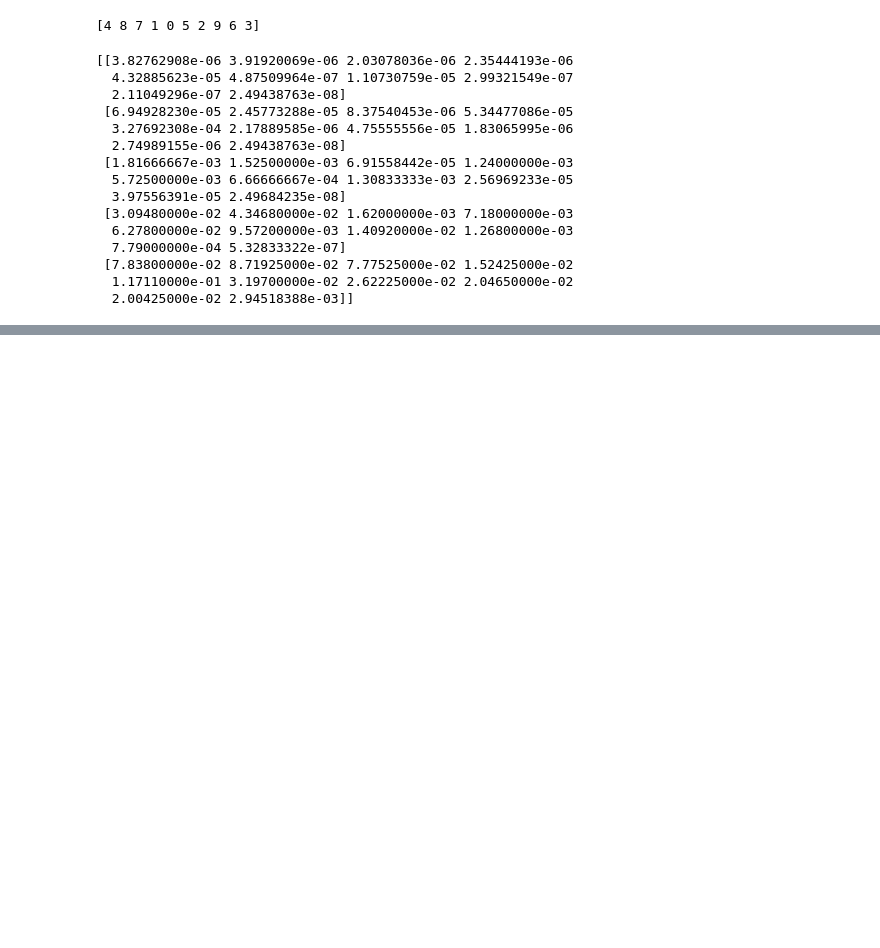
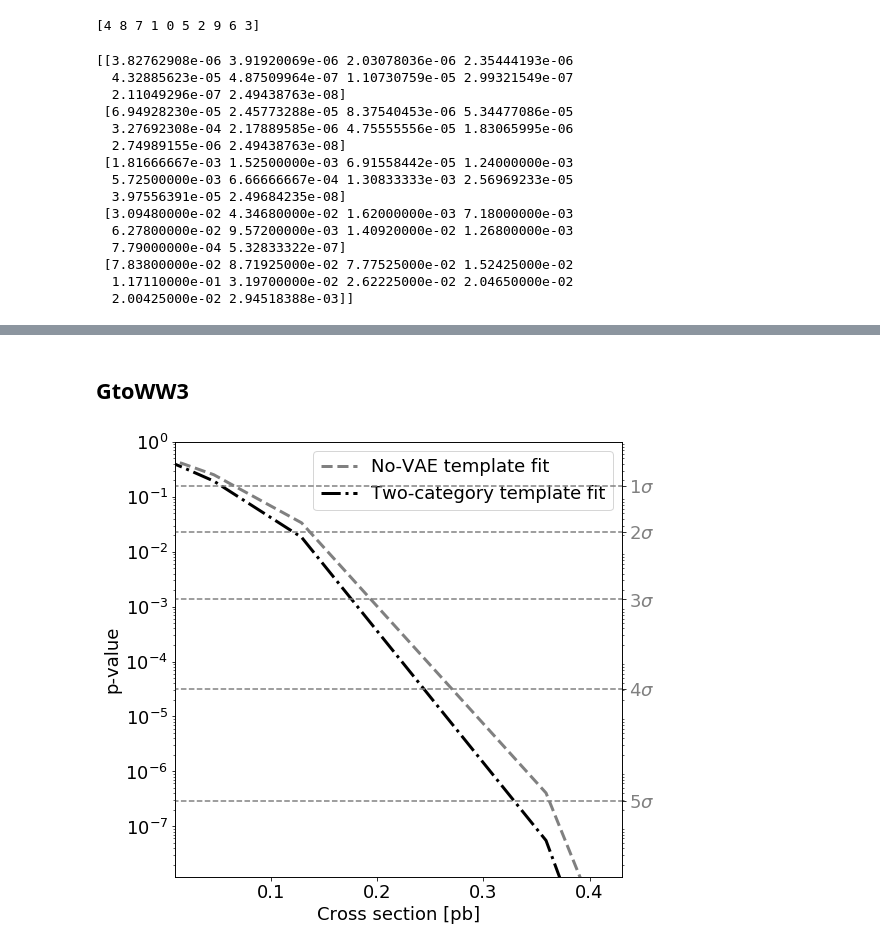
Before and after one commit to thaarres/JetAnomaly_CHEP19, a Jupyter notebook: jupyter/FinalPlots.ipynb, the cells around one changed output, grey strips where cells are left out. Drawn from its saved outputs; the diff is of its cells as text; code cells hidden in the pictures; blank space fills up the shorter version.

```diff
--- a/jupyter/FinalPlots.ipynb
+++ b/jupyter/FinalPlots.ipynb
@@ -156,0 +187,60 @@ ax2.tick_params(axis='y', labelcolor='grey')
+# %% [markdown]
+## GtoWW3
+# %%
+onecat = [0.5,
+0.5,
+0.497287982514,
+0.48858430943,
+0.465678026275,
+0.404912961703,
+0.252594686332,
+0.0335882326653,
+4.02997801979e-07,
+7.64768788081e-38]
+twocat = [0.493143667543,
+0.487929748801,
+0.476502675345,
+0.45766656519,
+0.42165880563,
+0.347129856747,
+0.193620125145,
+0.0183222997529,
+5.49072137128e-08,
+1.32604431653e-41]
+
+
+matplotlib.rcParams.update({'font.size': 18})
+fig, ax1 = plt.subplots(figsize=(8,8))
+#ax1.set_xscale('log')
+ax1.set_yscale('log')
+# ax1.fill_between(sort_xs, sort_pval_band[1, :], sort_pval_band[3, :], color='g', alpha = 0.2, lw=0)
+# core = ax1.plot(sort_xs, sort_pval_band[2, :], linewidth=2, color='k', label='GOF')
+# band1 = ax1.fill(np.NaN, np.NaN, 'g', alpha=0.5)
+# band2 = ax1.fill_between(sort_xs, sort_pval_band[0, :], sort_pval_band[4, :], color='y', alpha = 0.2, lw=0)
+#core2cat = ax1.plot(sort_xs, twocatfit, linewidth=2, linestyle='--', color='k', label='Two-category fit')
+coreonecat = ax1.plot(sort_xs, onecat, linewidth=3, linestyle='--', color='grey', label='No-VAE template fit')
+coretwocat = ax1.plot(sort_xs, twocat, linewidth=3, linestyle='-.', color='k', label='Two-category template fit')
+
+
+ax1.set_xlabel('Cross section [pb]')
+ax1.set_ylabel('p-value')
+ax1.set_ylim(1 - erf(5.7/np.sqrt(2)), 1)
+ax1.set_xlim(0.01, 0.43)
+#plt.grid()
+plt.legend(loc='best')
+
+ax2 = ax1.twinx()
+# ax2.set_xscale('log')
+ax2.set_yscale('log')
+ax2.set_ylim((ax1.get_ylim()))
+ax2.set_xlim((ax1.get_xlim()))
+all_p = []
+for i in range(1, 6):
+    p = rt.RooStats.SignificanceToPValue(i)
+    all_p.append(p)
+    ax2.plot([sort_xs[0], sort_xs[-1]], 2*[p], '--', color='grey')
+ax2.set_yticks(all_p)
+ax2.set_yticklabels(['{}$\sigma$'.format(i) for i in range(1,6)])
+ax2.tick_params(axis='y', labelcolor='grey')
+# %% [output]
+[figure, added]
```
Also changed, not shown: parts of 14 cells of this notebook.
